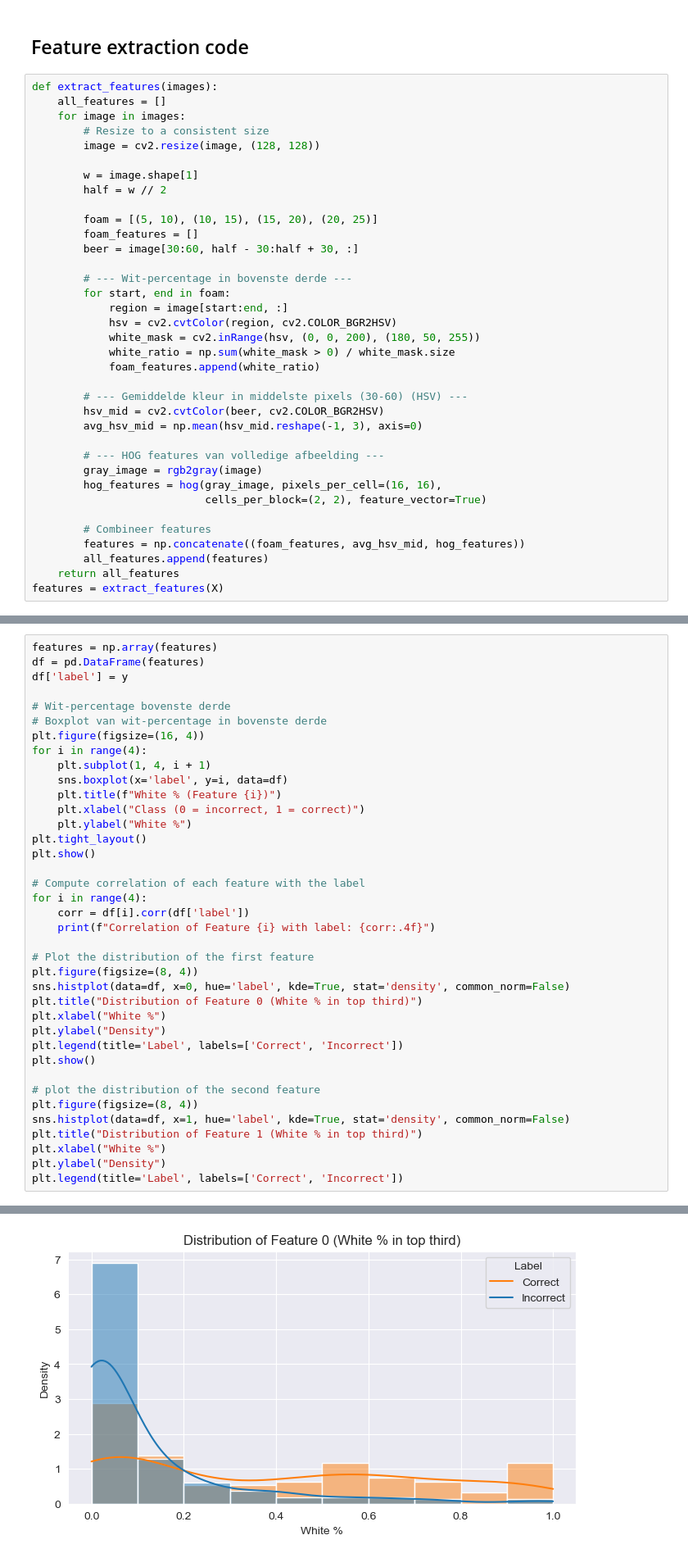
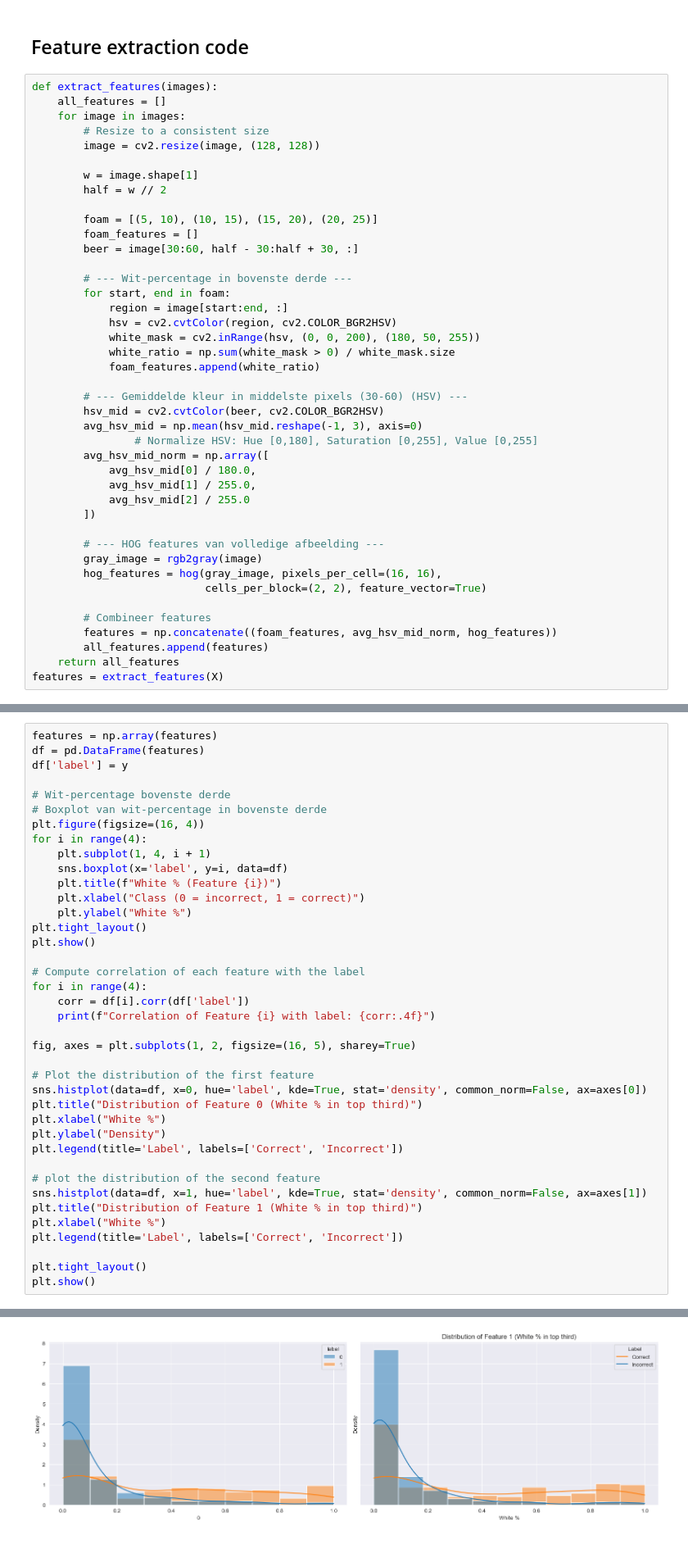
Before and after one commit to Liftpiloot/beer-classifier, a Jupyter notebook: Beer_classifier.ipynb, the cells around one changed output, grey strips where cells are left out. Shown at 82% size. Cells and saved outputs as stored; diff of their text form.

```diff
--- a/Beer_classifier.ipynb
+++ b/Beer_classifier.ipynb
@@ -262,6 +299,12 @@ def extract_features(images):
         # --- Gemiddelde kleur in middelste pixels (30-60) (HSV) ---
         hsv_mid = cv2.cvtColor(beer, cv2.COLOR_BGR2HSV)
         avg_hsv_mid = np.mean(hsv_mid.reshape(-1, 3), axis=0)
+                # Normalize HSV: Hue [0,180], Saturation [0,255], Value [0,255]
+        avg_hsv_mid_norm = np.array([
+            avg_hsv_mid[0] / 180.0,
+            avg_hsv_mid[1] / 255.0,
+            avg_hsv_mid[2] / 255.0
+        ])
 
         # --- HOG features van volledige afbeelding ---
         gray_image = rgb2gray(image)
@@ -269,7 +312,7 @@ def extract_features(images):
                            cells_per_block=(2, 2), feature_vector=True)
 
         # Combineer features
-        features = np.concatenate((foam_features, avg_hsv_mid, hog_features))
+        features = np.concatenate((foam_features, avg_hsv_mid_norm, hog_features))
         all_features.append(features)
     return all_features
 features = extract_features(X)
@@ -303,20 +346,21 @@ for i in range(4):
     corr = df[i].corr(df['label'])
     print(f"Correlation of Feature {i} with label: {corr:.4f}")
 
+fig, axes = plt.subplots(1, 2, figsize=(16, 5), sharey=True)
+
 # Plot the distribution of the first feature
-plt.figure(figsize=(8, 4))
-sns.histplot(data=df, x=0, hue='label', kde=True, stat='density', common_norm=False)
+sns.histplot(data=df, x=0, hue='label', kde=True, stat='density', common_norm=False, ax=axes[0])
 plt.title("Distribution of Feature 0 (White % in top third)")
 plt.xlabel("White %")
 plt.ylabel("Density")
 plt.legend(title='Label', labels=['Correct', 'Incorrect'])
-plt.show()
 
 # plot the distribution of the second feature
-plt.figure(figsize=(8, 4))
-sns.histplot(data=df, x=1, hue='label', kde=True, stat='density', common_norm=False)
+sns.histplot(data=df, x=1, hue='label', kde=True, stat='density', common_norm=False, ax=axes[1])
 plt.title("Distribution of Feature 1 (White % in top third)")
 plt.xlabel("White %")
-plt.ylabel("Density")
 plt.legend(title='Label', labels=['Correct', 'Incorrect'])
+
+plt.tight_layout()
+plt.show()
 # %% [output]
@@ -328 +372 @@ Correlation of Feature 3 with label: 0.2425
-[figure, old version]
+[figure, new version]
```
Also changed, not shown: parts of 25 cells of this notebook.
